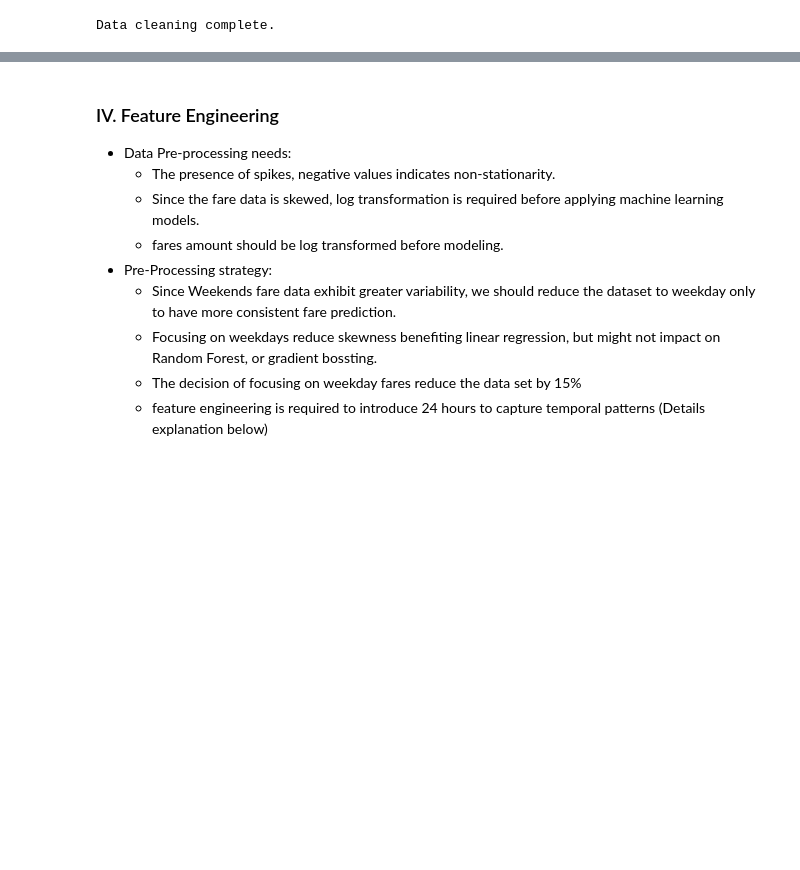
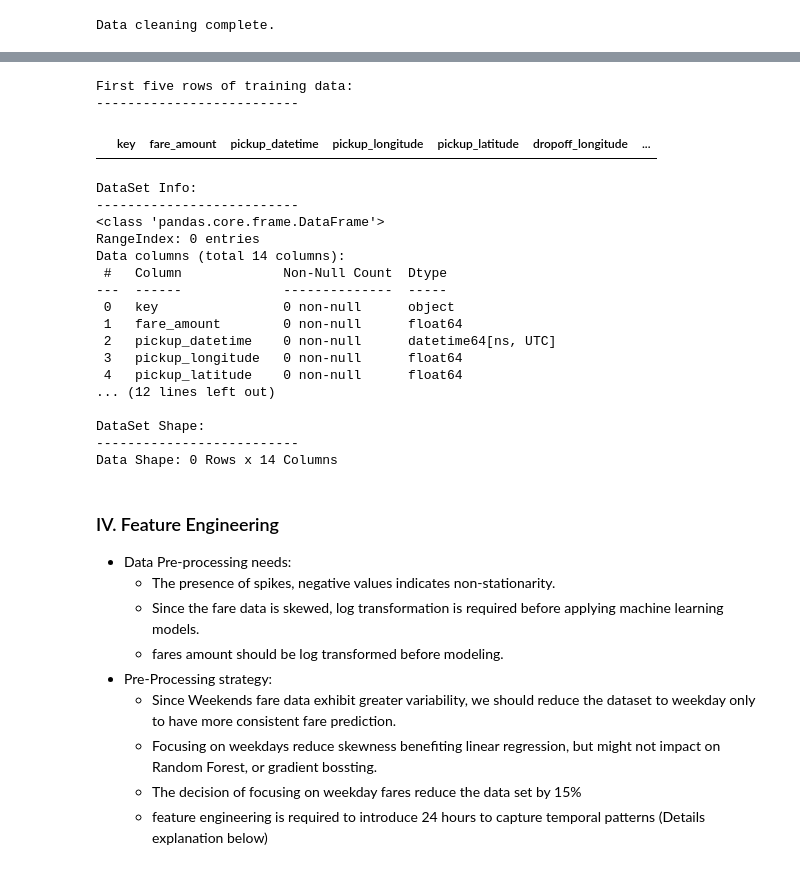
Before and after one commit to ameau01/Uber-Fare-Prediction, a Jupyter notebook: uber-fare-prediction.ipynb, the cells around one changed output, grey strips where cells are left out. Drawn from its saved outputs; the diff is of its cells as text; code cells hidden in the pictures; blank space fills up the shorter version.

```diff
--- a/uber-fare-prediction.ipynb
+++ b/uber-fare-prediction.ipynb
@@ -344,0 +422,4 @@ plt.show()
+# %%
+if 'lagged_log_fare' in data.columns:
+    data = data.drop(columns=['lagged_log_fare'])
+print("clean up done.")
@@ -345,3 +490,35 @@ plt.show()
+# %%
+print(f"\nFirst five rows of training data:")
+print("--------------------------")
+df_head = data.head(5)
+display(df_head)
+print(f"\nDataSet Info:")
+print("--------------------------")
+print(data.info())
+print(f"\nDataSet Shape:")
+print("--------------------------")
+print(f"Data Shape: {data.shape[0]} Rows x {data.shape[1]} Columns")
+# %% [output]
+First five rows of training data:
+--------------------------
+|  | key | fare_amount | pickup_datetime | pickup_longitude | pickup_latitude | dropoff_longitude | ... |
+DataSet Info:
+--------------------------
+<class 'pandas.core.frame.DataFrame'>
+RangeIndex: 0 entries
+Data columns (total 14 columns):
+ #   Column             Non-Null Count  Dtype
+---  ------             --------------  -----
+ 0   key                0 non-null      object
+ 1   fare_amount        0 non-null      float64
+ 2   pickup_datetime    0 non-null      datetime64[ns, UTC]
+ 3   pickup_longitude   0 non-null      float64
+ 4   pickup_latitude    0 non-null      float64
+... (12 lines left out)
+
+DataSet Shape:
+--------------------------
+Data Shape: 0 Rows x 14 Columns
 # %% [markdown]
 ### IV. Feature Engineering ###
 
```
Also changed, not shown: parts of 13 cells of this notebook.
